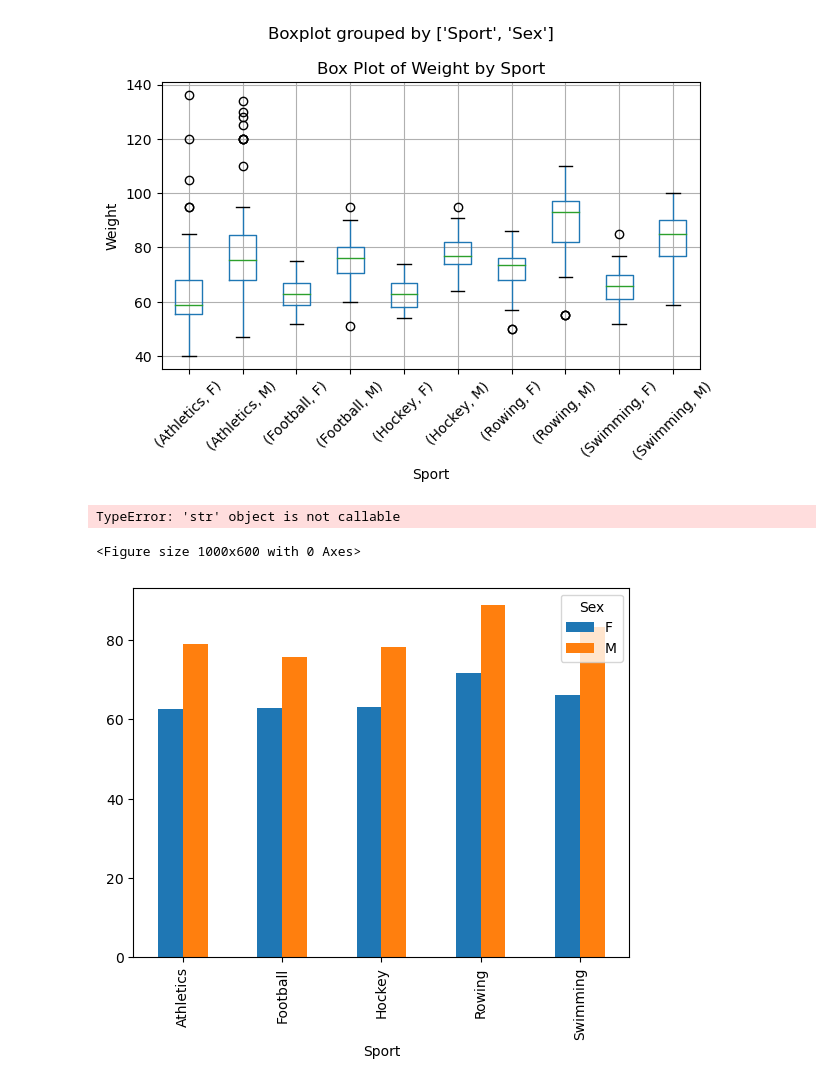
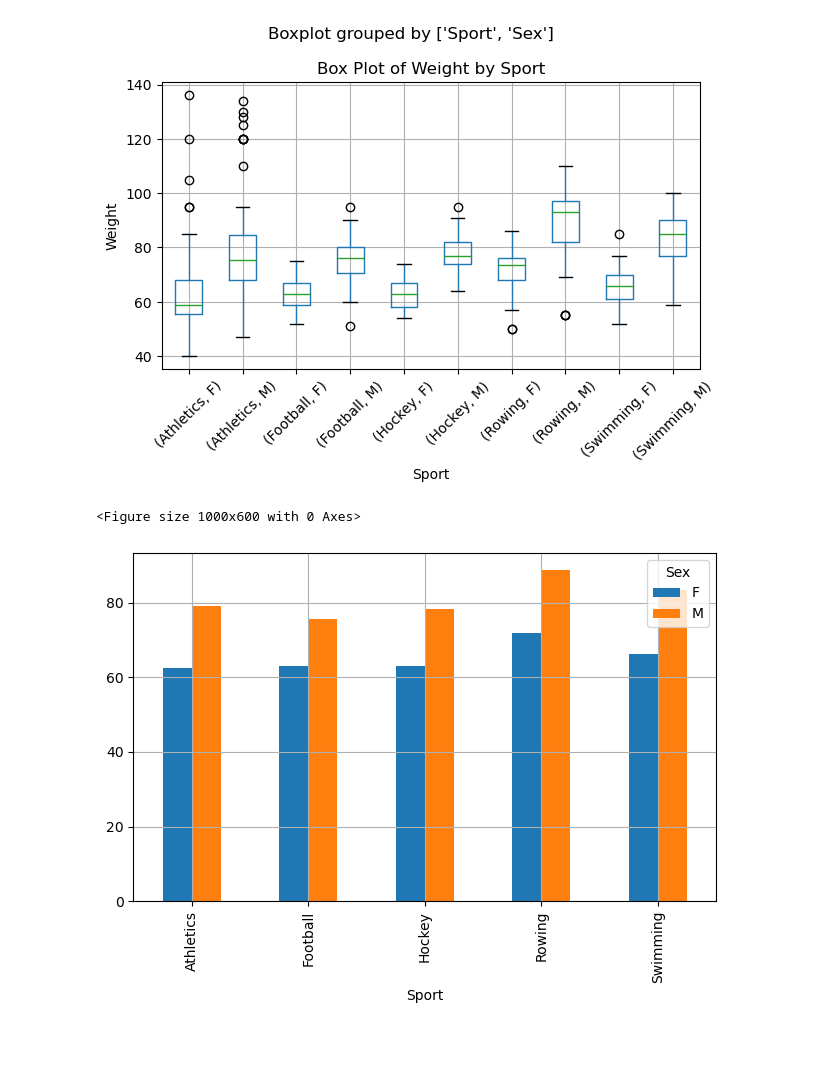
Before and after one commit to sbs24013/CCT, a Jupyter notebook: Data Preparation & Visualisation/olympics.ipynb, the cells around one changed output. Drawn from its saved outputs; the diff is of its cells as text; code cells hidden in the pictures; blank space fills up the shorter version.

```diff
--- a/Data Preparation & Visualisation/olympics.ipynb
+++ b/Data Preparation & Visualisation/olympics.ipynb
@@ -221,32 +221,32 @@ plt.show()
 # %%
 # Generate a bar plot indicating the average weight
 
+# data = {
+#     'Sport': ['Athletics', 'Athletics', 'Football', 'Football', 'Hockey', 'Hockey', 'Rowing', 'Rowing', 'Swimming', 'Swimming'],
+#     'Sex': ['F', 'M', 'F', 'M', 'F', 'M', 'F', 'M', 'F', 'M'],
+#     'Weight': [62.578947, 79.074468, 62.962963, 75.725490, 63.061224, 78.380000, 71.766667, 88.833333, 66.195876, 83.408602]
+# }
+
 data = {
-    'Sport': ['Athletics', 'Athletics', 'Football', 'Football', 'Hockey', 'Hockey', 'Rowing', 'Rowing', 'Swimming', 'Swimming'],
-    'Sex': ['F', 'M', 'F', 'M', 'F', 'M', 'F', 'M', 'F', 'M'],
-    'Weight': [62.578947, 79.074468, 62.962963, 75.725490, 63.061224, 78.380000, 71.766667, 88.833333, 66.195876, 83.408602]
+  "Sport": top5_2016["Sport"],
+  "Sex": top5_2016["Sex"],
+  "Weight": top5_2016["Weight"],
 }
-
-# data = {
-#   "Sport": top5_2016["Sport"],
-#   "Sex": top5_2016["Sex"],
-#   "Weight": top5_2016["Weight"],
-# }
 
 df = pd.DataFrame(data)
 
-pivot_df = df.pivot(index='Sport', columns='Sex', values='Weight')
+aggregated_df = df.groupby(['Sport', 'Sex'])['Weight'].mean().reset_index()
+
+pivot_df = aggregated_df.pivot(index='Sport', columns='Sex', values='Weight')
 
 # Create a box plot for each sport
 plt.figure(figsize=(10, 6))
 pivot_df.plot(kind="bar", stacked=False)
 
-
 # Show plot
 plt.grid(True)
 plt.tight_layout()
 plt.show()
 # %% [output]
-TypeError: 'str' object is not callable
+<Figure size 1000x600 with 0 Axes>
-<Figure size 1000x600 with 0 Axes>
-[figure, old version]
+[figure, new version]
```
Also changed, not shown: parts of 1 cell of this notebook, 52 other files.
